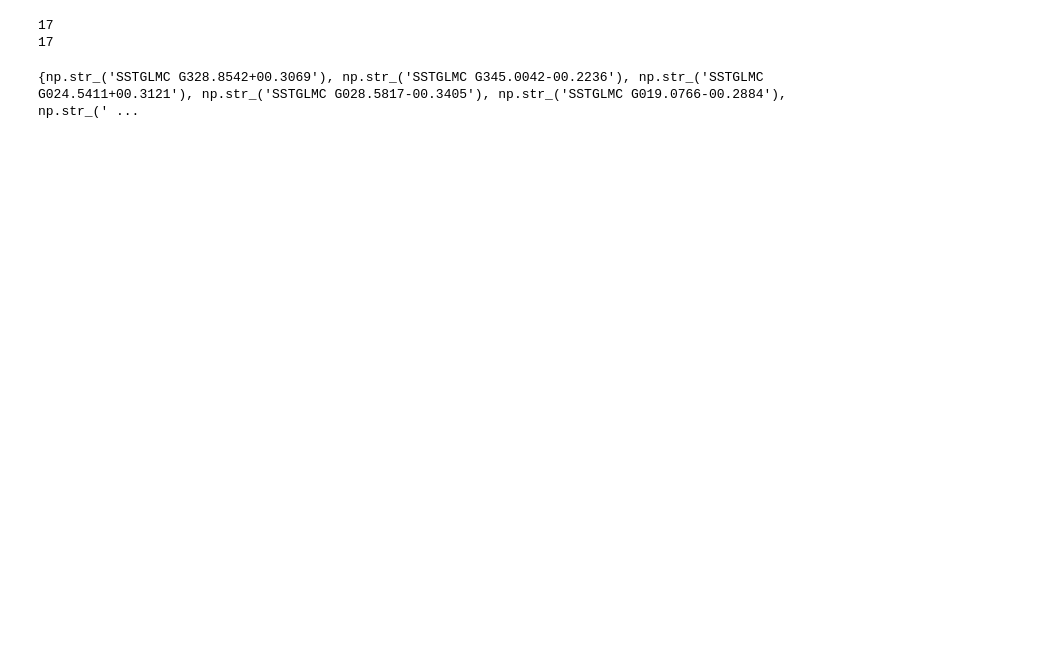
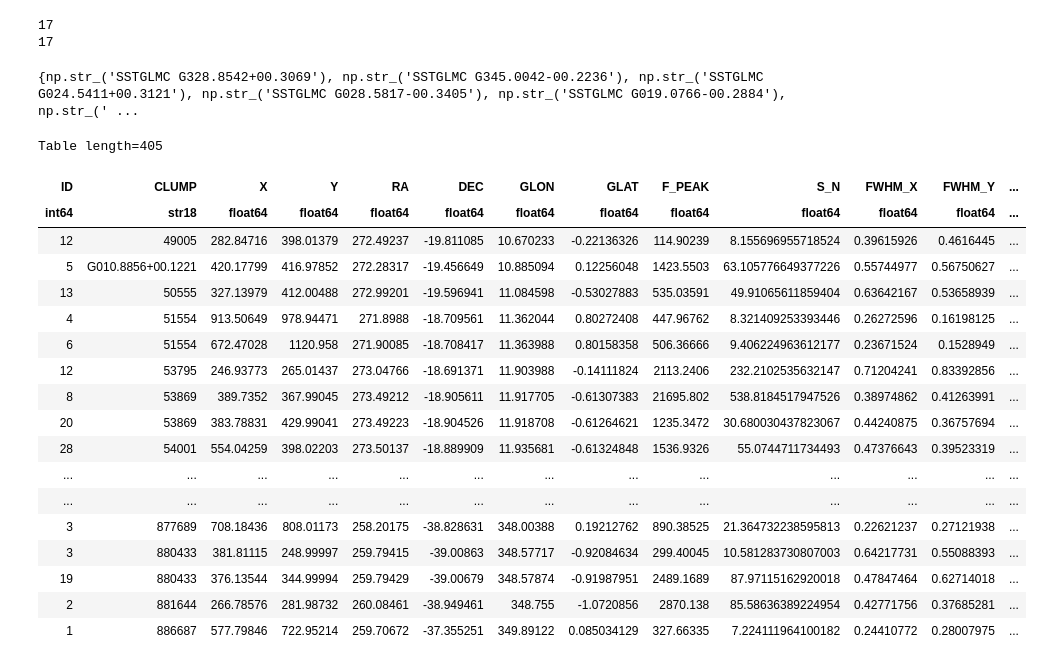
Before and after one commit to Ajuradoi1/ALMAGAL_IR, a Jupyter notebook: JAE/Spitzer_ALMA_cat.ipynb, the cells around one changed output. Drawn from its saved outputs; the diff is of its cells as text; code cells hidden in the pictures; blank space fills up the shorter version.

```diff
--- a/JAE/Spitzer_ALMA_cat.ipynb
+++ b/JAE/Spitzer_ALMA_cat.ipynb
@@ -109,3 +246,25 @@ print(len(list_discrepancies))
 print(set(list1))
 # %% [output]
 {np.str_('SSTGLMC G328.8542+00.3069'), np.str_('SSTGLMC G345.0042-00.2236'), np.str_('SSTGLMC G024.5411+00.3121'), np.str_('SSTGLMC G028.5817-00.3405'), np.str_('SSTGLMC G019.0766-00.2884'), np.str_(' ...
+# %%
+alma_sources_
+# %% [output]
+Table length=405
+| ID | CLUMP | X | Y | RA | DEC | GLON | GLAT | F_PEAK | S_N | FWHM_X | FWHM_Y | ... |
+| int64 | str18 | float64 | float64 | float64 | float64 | float64 | float64 | float64 | float64 | float64 | float64 | ... |
+| 12 | 49005 | 282.84716 | 398.01379 | 272.49237 | -19.811085 | 10.670233 | -0.22136326 | 114.90239 | 8.155696955718524 | 0.39615926 | 0.4616445 | ... |
+| 5 | G010.8856+00.1221 | 420.17799 | 416.97852 | 272.28317 | -19.456649 | 10.885094 | 0.12256048 | 1423.5503 | 63.105776649377226 | 0.55744977 | 0.56750627 | ... |
+| 13 | 50555 | 327.13979 | 412.00488 | 272.99201 | -19.596941 | 11.084598 | -0.53027883 | 535.03591 | 49.91065611859404 | 0.63642167 | 0.53658939 | ... |
+| 4 | 51554 | 913.50649 | 978.94471 | 271.8988 | -18.709561 | 11.362044 | 0.80272408 | 447.96762 | 8.321409253393446 | 0.26272596 | 0.16198125 | ... |
+| 6 | 51554 | 672.47028 | 1120.958 | 271.90085 | -18.708417 | 11.363988 | 0.80158358 | 506.36666 | 9.406224963612177 | 0.23671524 | 0.1528949 | ... |
+| 12 | 53795 | 246.93773 | 265.01437 | 273.04766 | -18.691371 | 11.903988 | -0.14111824 | 2113.2406 | 232.2102535632147 | 0.71204241 | 0.83392856 | ... |
+| 8 | 53869 | 389.7352 | 367.99045 | 273.49212 | -18.905611 | 11.917705 | -0.61307383 | 21695.802 | 538.8184517947526 | 0.38974862 | 0.41263991 | ... |
+| 20 | 53869 | 383.78831 | 429.99041 | 273.49223 | -18.904526 | 11.918708 | -0.61264621 | 1235.3472 | 30.680030437823067 | 0.44240875 | 0.36757694 | ... |
+| 28 | 54001 | 554.04259 | 398.02203 | 273.50137 | -18.889909 | 11.935681 | -0.61324848 | 1536.9326 | 55.0744711734493 | 0.47376643 | 0.39523319 | ... |
+| ... | ... | ... | ... | ... | ... | ... | ... | ... | ... | ... | ... | ... |
+| ... | ... | ... | ... | ... | ... | ... | ... | ... | ... | ... | ... | ... |
+| 3 | 877689 | 708.18436 | 808.01173 | 258.20175 | -38.828631 | 348.00388 | 0.19212762 | 890.38525 | 21.364732238595813 | 0.22621237 | 0.27121938 | ... |
+| 3 | 880433 | 381.81115 | 248.99997 | 259.79415 | -39.00863 | 348.57717 | -0.92084634 | 299.40045 | 10.581283730807003 | 0.64217731 | 0.55088393 | ... |
+| 19 | 880433 | 376.13544 | 344.99994 | 259.79429 | -39.00679 | 348.57874 | -0.91987951 | 2489.1689 | 87.97115162920018 | 0.47847464 | 0.62714018 | ... |
+| 2 | 881644 | 266.78576 | 281.98732 | 260.08461 | -38.949461 | 348.755 | -1.0720856 | 2870.138 | 85.58636389224954 | 0.42771756 | 0.37685281 | ... |
+| 1 | 886687 | 577.79846 | 722.95214 | 259.70672 | -37.355251 | 349.89122 | 0.085034129 | 327.66335 | 7.224111964100182 | 0.24410772 | 0.28007975 | ... |
```
Also changed, not shown: parts of 17 cells of this notebook.
